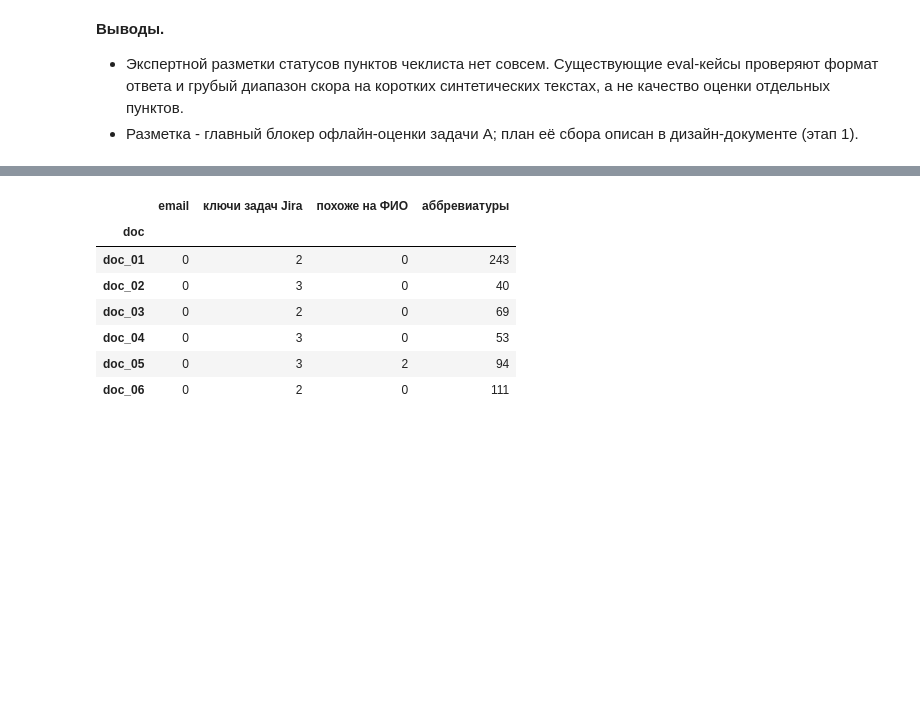
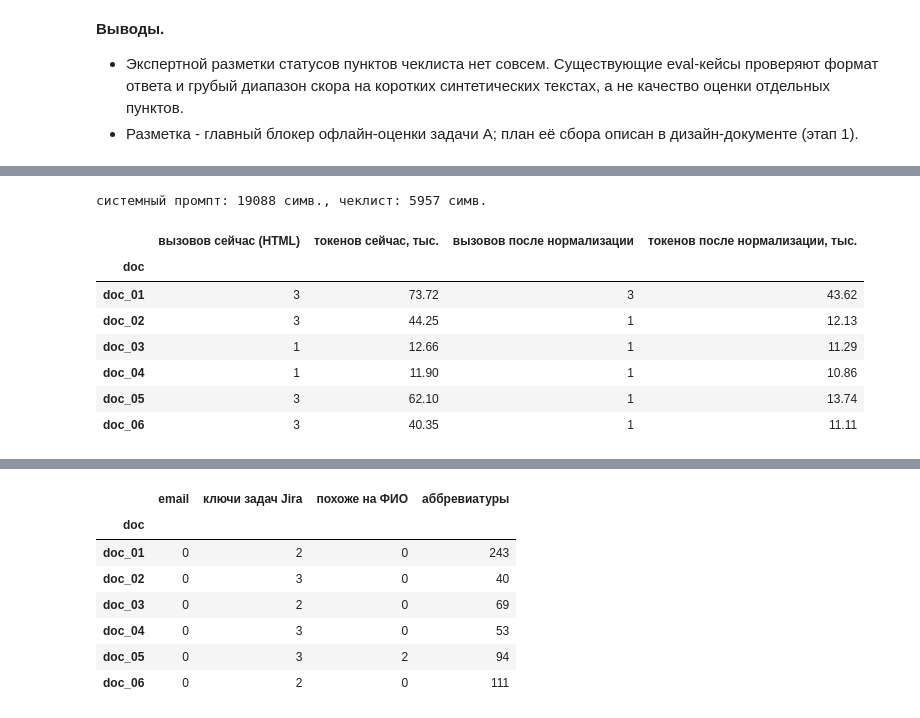
Before and after one commit to baton2809/ReqAssist2, a Jupyter notebook: notebooks/01_eda.ipynb, the cells around one changed output, grey strips where cells are left out. Cells and saved outputs as stored; diff of their text form; code cells hidden in the pictures; blank space fills up the shorter version.

```diff
--- a/notebooks/01_eda.ipynb
+++ b/notebooks/01_eda.ipynb
@@ -470,0 +492,37 @@ pd.DataFrame(cases).value_counts().to_frame("кейсов")
+# %%
+prompt_chars = len((DATA / "public/prompts/validation/v1.txt").read_text(encoding="utf-8"))
+checklist_chars = len((DATA / "public/checklists/v1.md").read_text(encoding="utf-8"))
+OUTPUT_TOKENS = 4_000
+
+
+def tokens_per_doc(doc_chars):
+    calls = 3 if doc_chars > PARALLEL_THRESHOLD else 1
+    # при разбиении каждый вызов получает полный документ и треть чеклиста
+    input_tokens = (
+        calls * (prompt_chars + doc_chars) / CHARS_PER_TOKEN + checklist_chars / CHARS_PER_TOKEN
+    )
+    return calls, input_tokens + calls * OUTPUT_TOKENS
+
+
+budget = pd.DataFrame(
+    {
+        "doc": d.doc_id,
+        "вызовов сейчас (HTML)": tokens_per_doc(d.content_html_chars)[0],
+        "токенов сейчас, тыс.": tokens_per_doc(d.content_html_chars)[1] / 1000,
+        "вызовов после нормализации": tokens_per_doc(len(d.text))[0],
+        "токенов после нормализации, тыс.": tokens_per_doc(len(d.text))[1] / 1000,
+    }
+    for d in docs
+).set_index("doc")
+print(f"системный промпт: {prompt_chars} симв., чеклист: {checklist_chars} симв.")
+budget
+# %% [output]
+системный промпт: 19088 симв., чеклист: 5957 симв.
+|  | вызовов сейчас (HTML) | токенов сейчас, тыс. | вызовов после нормализации | токенов после нормализации, тыс. |
+| doc |  |  |  |  |
+| doc_01 | 3 | 73.72 | 3 | 43.62 |
+| doc_02 | 3 | 44.25 | 1 | 12.13 |
+| doc_03 | 1 | 12.66 | 1 | 11.29 |
+| doc_04 | 1 | 11.90 | 1 | 10.86 |
+| doc_05 | 3 | 62.10 | 1 | 13.74 |
+| doc_06 | 3 | 40.35 | 1 | 11.11 |
```
Also changed, not shown: parts of 18 cells of this notebook, 2 other files.
